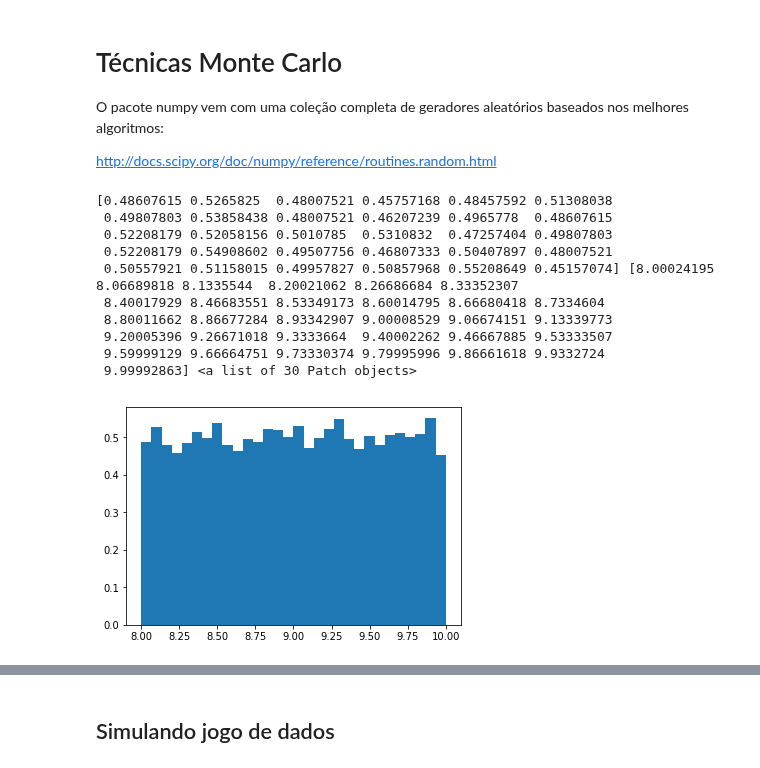
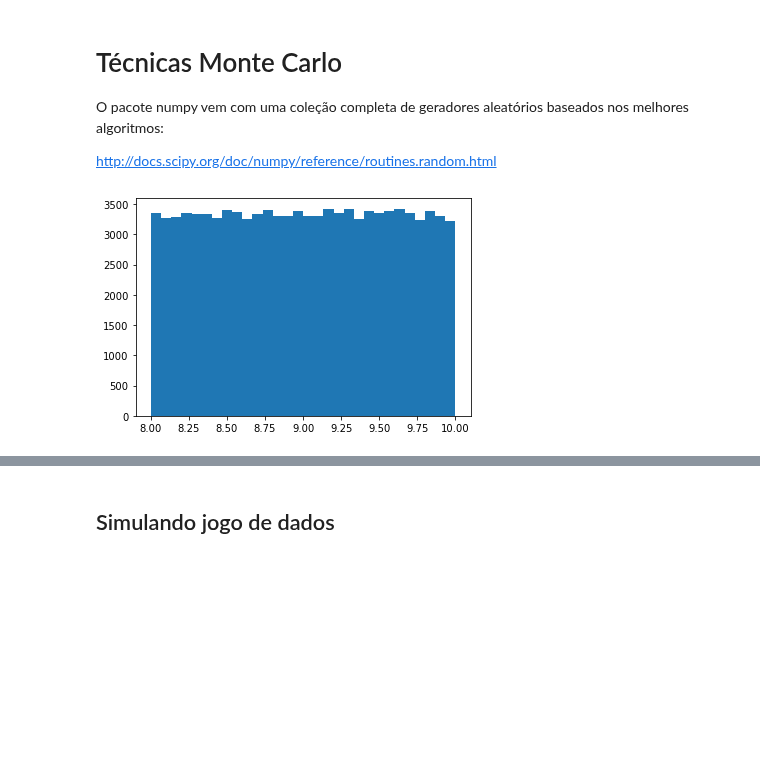
Before and after one commit to hektor-monteiro/python-notebooks, a Jupyter notebook: aula-12_Monte-carlo.ipynb, the cells around one changed output, grey strips where cells are left out. Drawn from its saved outputs; the diff is of its cells as text; code cells hidden in the pictures; blank space fills up the shorter version.

```diff
--- a/aula-12_Monte-carlo.ipynb
+++ b/aula-12_Monte-carlo.ipynb
@@ -5,26 +5,14 @@ O pacote numpy vem com uma coleção completa de geradores aleatórios baseados
 
 http://docs.scipy.org/doc/numpy/reference/routines.random.html
 # %%
-% matplotlib inline
 import numpy as np
 import matplotlib.pyplot as plt
 
 
-s = np.random.uniform(8,10., 10000)
+s = np.random.uniform(8,10., 100000)
 
-count, bins, ignored = plt.hist(s, 30, normed=True)
+count, bins, ignored = plt.hist(s, 30)
 
-print count, bins, ignored
-plt.show()
+#print (count, bins, ignored)
 # %% [output]
-[0.48607615 0.5265825  0.48007521 0.45757168 0.48457592 0.51308038
- 0.49807803 0.53858438 0.48007521 0.46207239 0.4965778  0.48607615
- 0.52208179 0.52058156 0.5010785  0.5310832  0.47257404 0.49807803
- 0.52208179 0.54908602 0.49507756 0.46807333 0.50407897 0.48007521
- 0.50557921 0.51158015 0.49957827 0.50857968 0.55208649 0.45157074] [8.00024195 8.06689818 8.1335544  8.20021062 8.26686684 8.33352307
- 8.40017929 8.46683551 8.53349173 8.60014795 8.66680418 8.7334604
- 8.80011662 8.86677284 8.93342907 9.00008529 9.06674151 9.13339773
- 9.20005396 9.26671018 9.3333664  9.40002262 9.46667885 9.53333507
- 9.59999129 9.66664751 9.73330374 9.79995996 9.86661618 9.9332724
- 9.99992863] <a list of 30 Patch objects>
-[figure, old version]
+[figure, new version]
```
Also changed, not shown: parts of 7 cells of this notebook, 1 other file.
